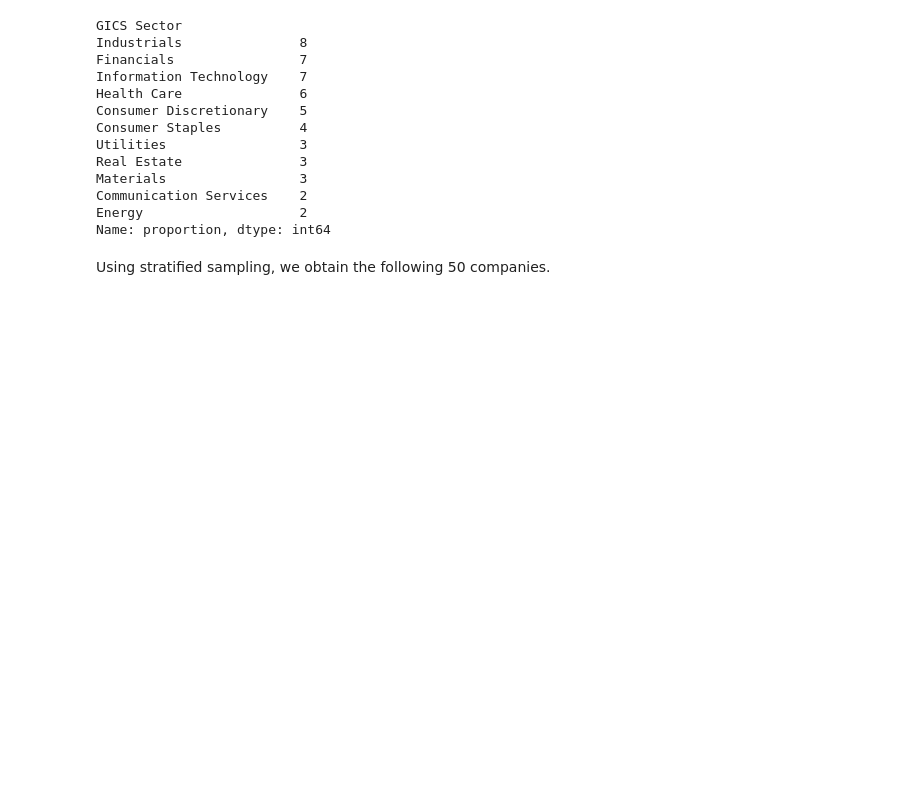
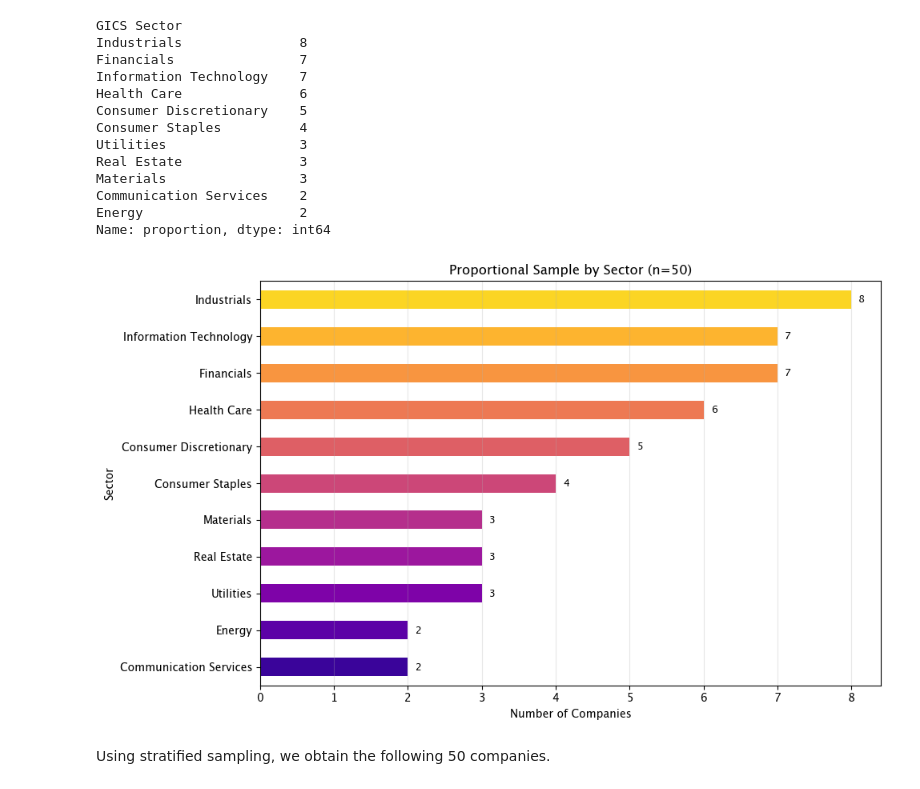
Before and after one commit to yannzg/sp500-rebounds, a Jupyter notebook: analysis.ipynb, the cells around one changed output. Drawn from its saved outputs; the diff is of its cells as text; code cells hidden in the pictures; blank space fills up the shorter version.

```diff
--- a/analysis.ipynb
+++ b/analysis.ipynb
@@ -145,7 +144,7 @@ Index(['Symbol', 'Security', 'GICS Sector', 'GICS Sub-Industry',
 # %% [markdown]
 ### S&P 500 Companies by Sector
 # %%
-sector_counts = df["GICS Sector"].value_counts().sort_values(ascending=True)
+sector_counts = df["GICS Sector"].value_counts().sort_values()
 sector_proportion = sector_counts / sector_counts.sum()
 
 print((sector_proportion*100).round(2).astype(str) + "%")
@@ -153,7 +152,7 @@ print((sector_proportion*100).round(2).astype(str) + "%")
 ax3 = sector_counts.plot(kind="barh", figsize=(10,6), color=sns.color_palette("plasma", len(sector_counts)), title="S&P 500 Companies by sector")
 ax3.grid(axis="x", alpha=0.3)
 
-ax3.set_xlabel("Number of companies")
+ax3.set_xlabel("Number of Companies")
 ax3.set_ylabel("Sector")
 
 for index, value in enumerate(sector_counts):
@@ -198,6 +197,21 @@ Materials                 3
 Communication Services    2
 Energy                    2
 Name: proportion, dtype: int64
+# %%
+ax4 = samples_per_sector.sort_values().plot(kind="barh", figsize=(10, 6), color=sns.color_palette("plasma", len(samples_per_sector)), title="Proportional Sample by Sector (n=50)")
+
+ax4.grid(axis="x", alpha=0.3)
+ax4.set_xlabel("Number of Companies")
+ax4.set_ylabel("Sector")
+
+for index,value in enumerate(samples_per_sector.sort_values()):
+    ax4.text(value +0.1, index, str(value), va="center", fontsize=9)
+
+
+plt.tight_layout()
+plt.show()
+# %% [output]
+[figure, added]
 # %% [markdown]
 Using stratified sampling, we obtain the following 50 companies.
 # %%
```
Also changed, not shown: parts of 12 cells of this notebook.
